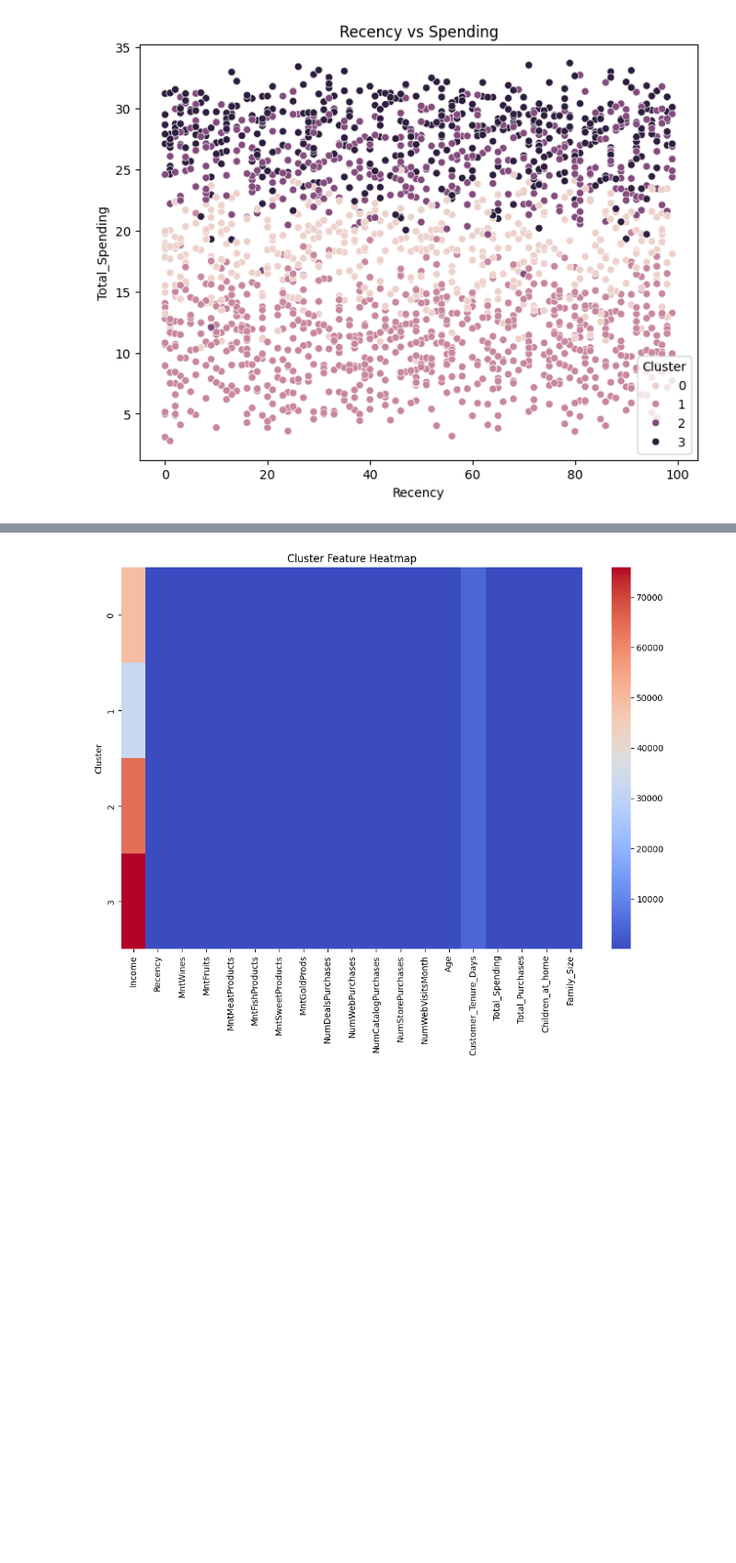
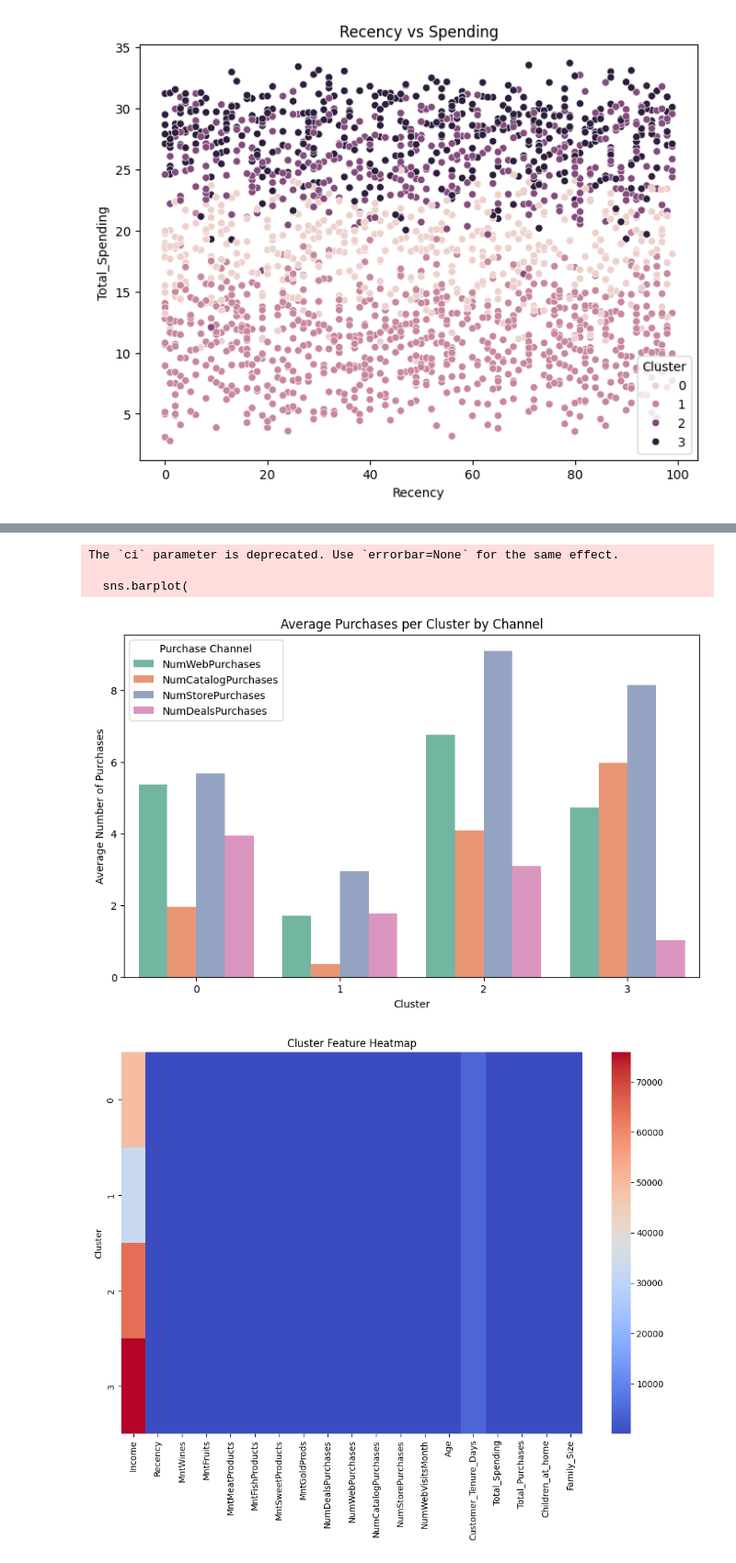
Before and after one commit to sara-maheswaran/rfm-customer-segmentation-marketing, a Jupyter notebook: experiments/iris_experiments/clustering_iris.ipynb, the cells around one changed output, grey strips where cells are left out. Shown at 92% size. Saved outputs shown, nothing was run; the diff lists cells and outputs as text; code cells hidden in the pictures; blank space fills up the shorter version.

Commit message:
Modify visuals for clustering notebook

```diff
--- a/experiments/iris_experiments/clustering_iris.ipynb
+++ b/experiments/iris_experiments/clustering_iris.ipynb
@@ -14,7 +14,7 @@ from sklearn.compose import ColumnTransformer
 from sklearn.preprocessing import OneHotEncoder
 
 # Load the preprocessed data
-df = pd.read_csv('../data/preprocessed/marketing_campaign_preprocessed.csv')
+df = pd.read_csv('../../data/preprocessed/marketing_campaign_preprocessed.csv')
 # %%
 # ==============================
 # 1. Feature Selection
@@ -291,3 +274,43 @@ for col in purchase_cols:
+# %%
+import matplotlib.pyplot as plt
+import seaborn as sns
+
+# List of purchase features
+purchase_cols = [
+    'NumWebPurchases',
+    'NumCatalogPurchases',
+    'NumStorePurchases',
+    'NumDealsPurchases'
+]
+
+# Create a melted DataFrame for grouped plotting
+purchase_melted = segmentation_df.melt(
+    id_vars='Cluster',
+    value_vars=purchase_cols,
+    var_name='Purchase_Channel',
+    value_name='Count'
+)
+
+# Plot: grouped bar chart
+plt.figure(figsize=(10,6))
+sns.barplot(
+    data=purchase_melted,
+    x='Cluster',
+    y='Count',
+    hue='Purchase_Channel',
+    ci=None,
+    palette='Set2'
+)
+plt.title("Average Purchases per Cluster by Channel")
+plt.xlabel("Cluster")
+plt.ylabel("Average Number of Purchases")
+plt.legend(title="Purchase Channel")
+plt.show()
+# %% [output]
+The `ci` parameter is deprecated. Use `errorbar=None` for the same effect.
+
+  sns.barplot(
+[figure, added]
 # %%
 cluster_means = segmentation_df.groupby('Cluster').mean(numeric_only=True)
 
```
Also changed, not shown: parts of 2 cells of this notebook.
